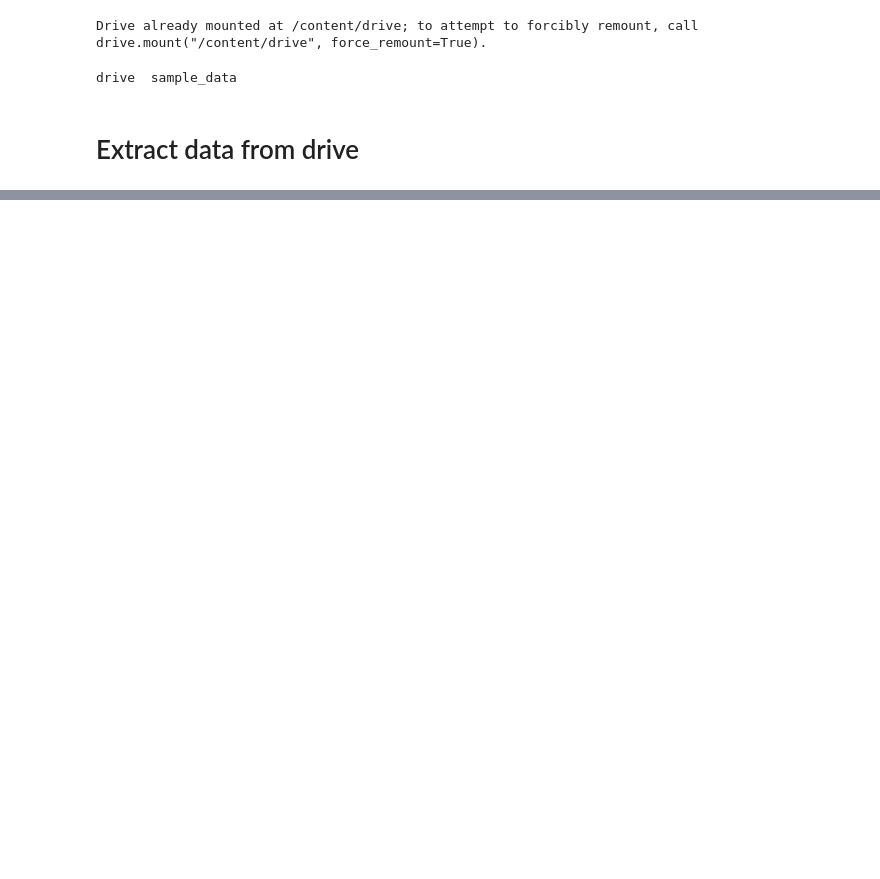
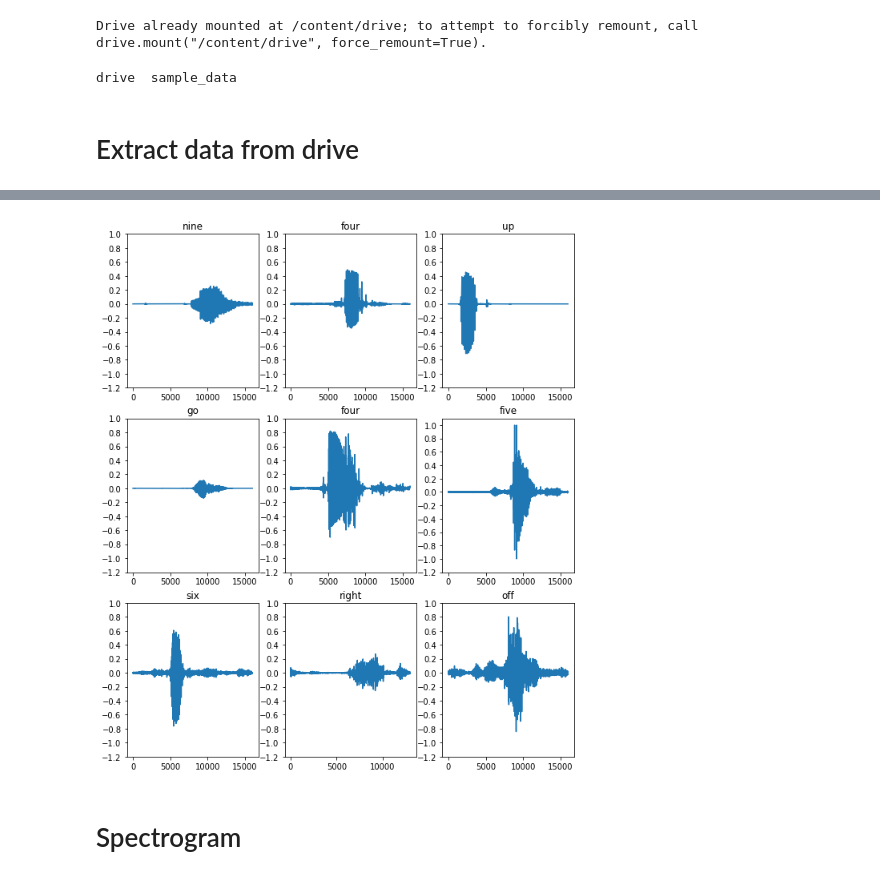
Before and after one commit to milicagaljak/SpeechCommandRecognition, a Jupyter notebook: 01_main.ipynb, the cells around one changed output, grey strips where cells are left out. Drawn from its saved outputs; the diff is of its cells as text; code cells hidden in the pictures; blank space fills up the shorter version.

```diff
--- a/01_main.ipynb
+++ b/01_main.ipynb
@@ -54,0 +93,5 @@ Split the files into training, validation and test sets using a 80:10:10 ratio,
+# %%
+def decode_audio(audio_binary):
+  audio, _ = tf.audio.decode_wav(audio_binary)
+  #print(tf.shape(tf.squeeze(audio, axis=-1)))
+  return tf.squeeze(audio, axis=-1)
@@ -54,0 +100,8 @@ Split the files into training, validation and test sets using a 80:10:10 ratio,
+# %%
+def get_label(file_path):
+  parts = tf.strings.split(file_path, os.path.sep)
+
+  #print(len(parts))
+  # Note: You'll use indexing here instead of tuple unpacking to enable this
+  # to work in a TensorFlow graph.
+  return parts[-2]
@@ -54,0 +110,7 @@ Split the files into training, validation and test sets using a 80:10:10 ratio,
+# %%
+def get_waveform_and_label(file_path):
+  label = get_label(file_path)
+  audio_binary = tf.io.read_file(file_path)
+  waveform = decode_audio(audio_binary)
+  # X instance , y target
+  return waveform, label
@@ -54,0 +130,19 @@ Split the files into training, validation and test sets using a 80:10:10 ratio,
+# %%
+rows = 3
+cols = 3
+n = rows*cols
+fig, axes = plt.subplots(rows, cols, figsize=(10, 12))
+for i, (audio, label) in enumerate(waveform_ds.take(n)):
+  r = i // cols
+  c = i % cols
+  ax = axes[r][c]
+  ax.plot(audio.numpy())
+  ax.set_yticks(np.arange(-1.2, 1.2, 0.2))
+  label = label.numpy().decode('utf-8')
+  ax.set_title(label)
+
+plt.show()
+# %% [output]
+[figure, added]
+# %% [markdown]
+# Spectrogram
```
Also changed, not shown: parts of 36 cells of this notebook.
